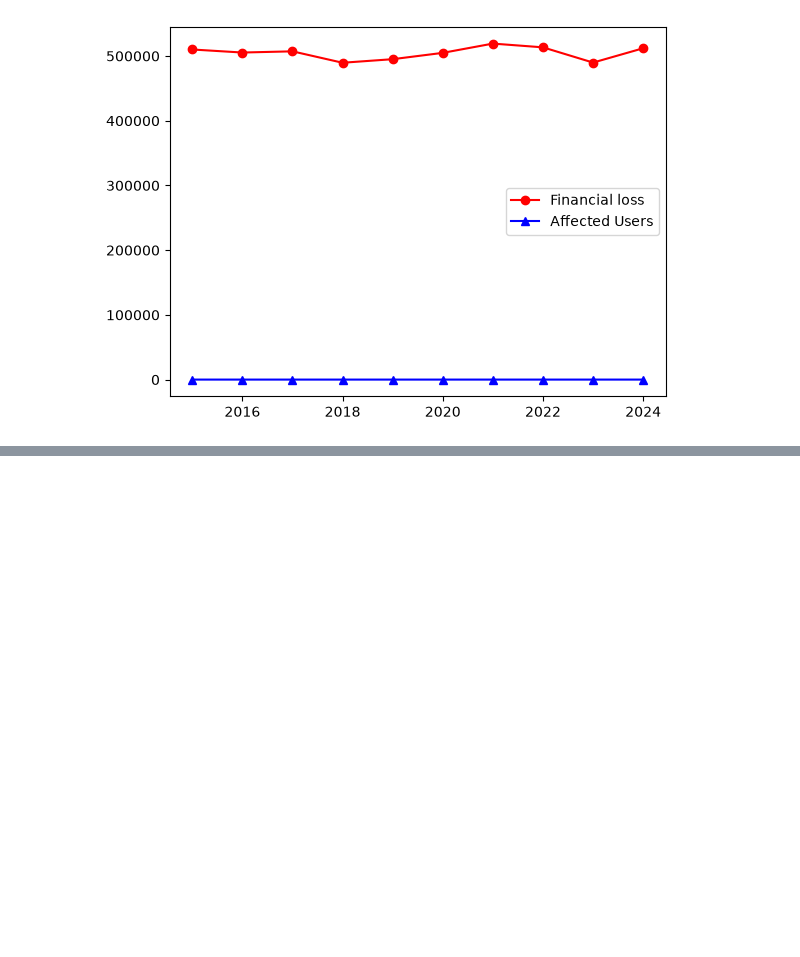
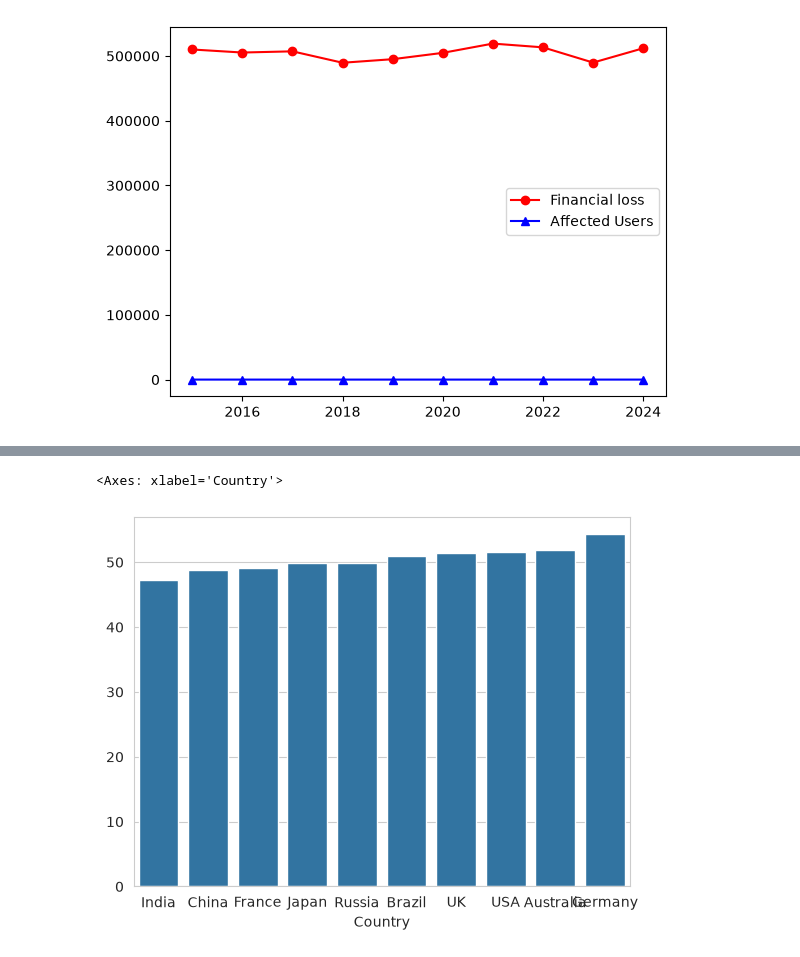
Before and after one commit to kingping77777/cyber-threat-log-analyzer, a Jupyter notebook: notebooks/exploration.ipynb, the cells around one changed output, grey strips where cells are left out. Cells and saved outputs as stored; diff of their text form; code cells hidden in the pictures; blank space fills up the shorter version.

```diff
--- a/notebooks/exploration.ipynb
+++ b/notebooks/exploration.ipynb
@@ -914,0 +980,14 @@ plt.legend()
+# %%
+#feature3.1 phase 3
+countries_loss = df.groupby("Country")["Financial Loss (in Million $)"].mean()
+# %%
+#feture 3.1 and 3.2 and 3.3 s
+sorted_loss = countries_loss.sort_values()
+
+countries = sorted_loss.index
+loss = sorted_loss.values
+
+sns.barplot(x=countries, y=loss)
+# %% [output]
+<Axes: xlabel='Country'>
+[figure, added]
```
Also changed, not shown: parts of 10 cells of this notebook.
